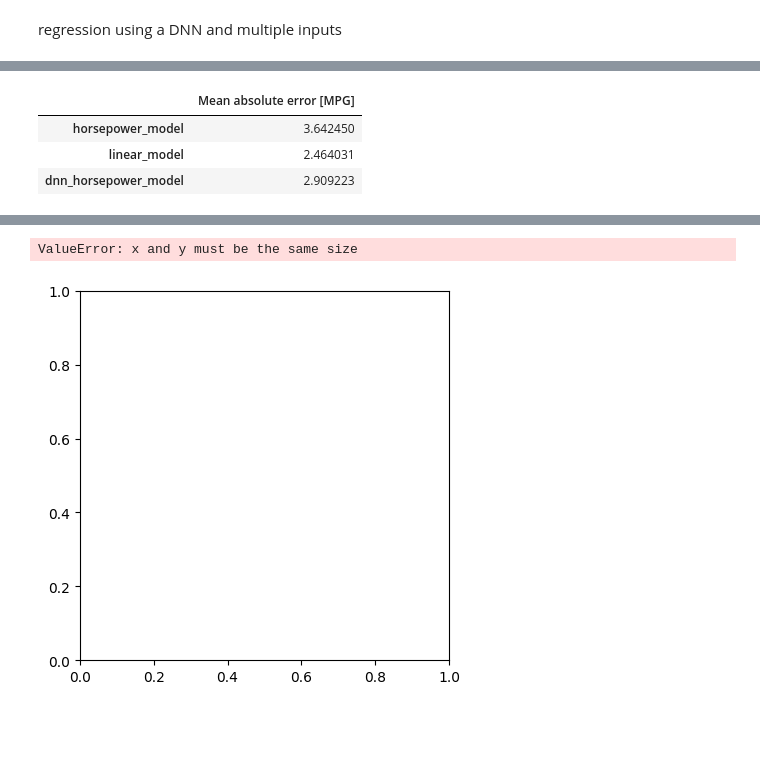
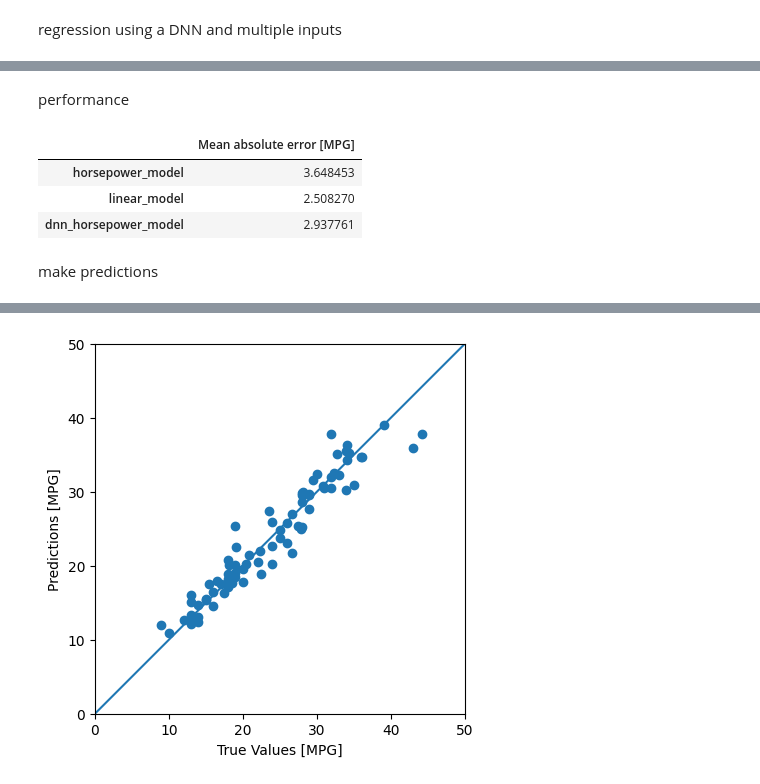
Before and after one commit to Amanmeena0/model_training, a Jupyter notebook: 2. Ml_basics_with_keras/3regression/sample.ipynb, the cells around one changed output, grey strips where cells are left out. Drawn from its saved outputs; the diff is of its cells as text; code cells hidden in the pictures; blank space fills up the shorter version.

```diff
--- a/2. Ml_basics_with_keras/3regression/sample.ipynb
+++ b/2. Ml_basics_with_keras/3regression/sample.ipynb
@@ -410,14 +435,22 @@ plot_loss(history)
 # %%
-test_labels['dnn_model'] = dnn_model.evaluate(test_features,test_labels,verbose=0)
+test_results['dnn_model'] = dnn_model.evaluate(test_features,test_labels,verbose=0)
+# %% [markdown]
+performance
 # %%
 pd.DataFrame(test_results, index=['Mean absolute error [MPG]']).T
 # %% [output]
 |  | Mean absolute error [MPG] |
-| horsepower_model | 3.642450 |
-| linear_model | 2.464031 |
-| dnn_horsepower_model | 2.909223 |
+| horsepower_model | 3.648453 |
+| linear_model | 2.508270 |
+| dnn_horsepower_model | 2.937761 |
+# %% [markdown]
+make predictions
 # %%
 test_predictions = dnn_model.predict(test_features).flatten()
+
+# Remove the extra entry that was incorrectly added to test_labels
+if 'dnn_model' in test_labels.index:
+	test_labels = test_labels.drop('dnn_model')
 
 a = plt.axes(aspect='equal')
 plt.scatter(test_labels, test_predictions)
@@ -432,2 +465 @@ _ = plt.plot(lims, lims)
-ValueError: x and y must be the same size
-[figure, old version]
+[figure, new version]
```
Also changed, not shown: parts of 20 cells of this notebook, 1 other file.
